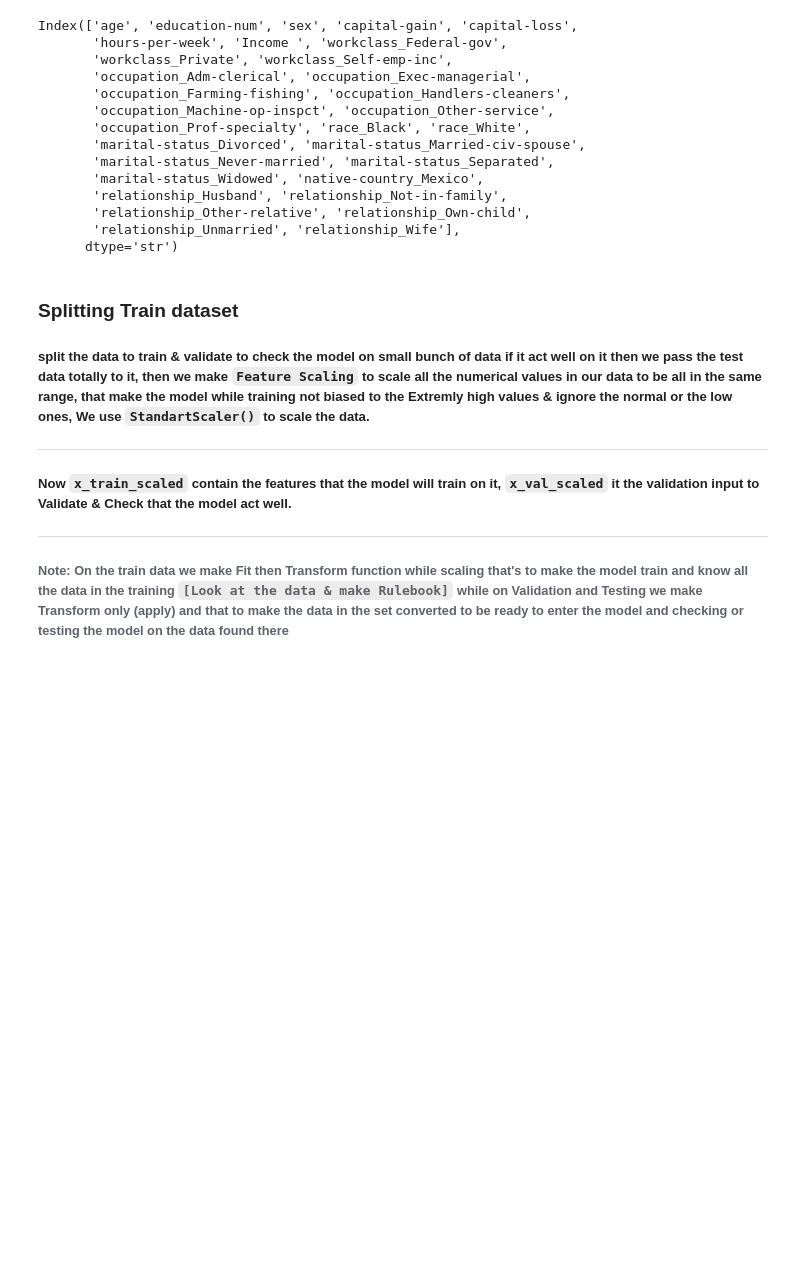
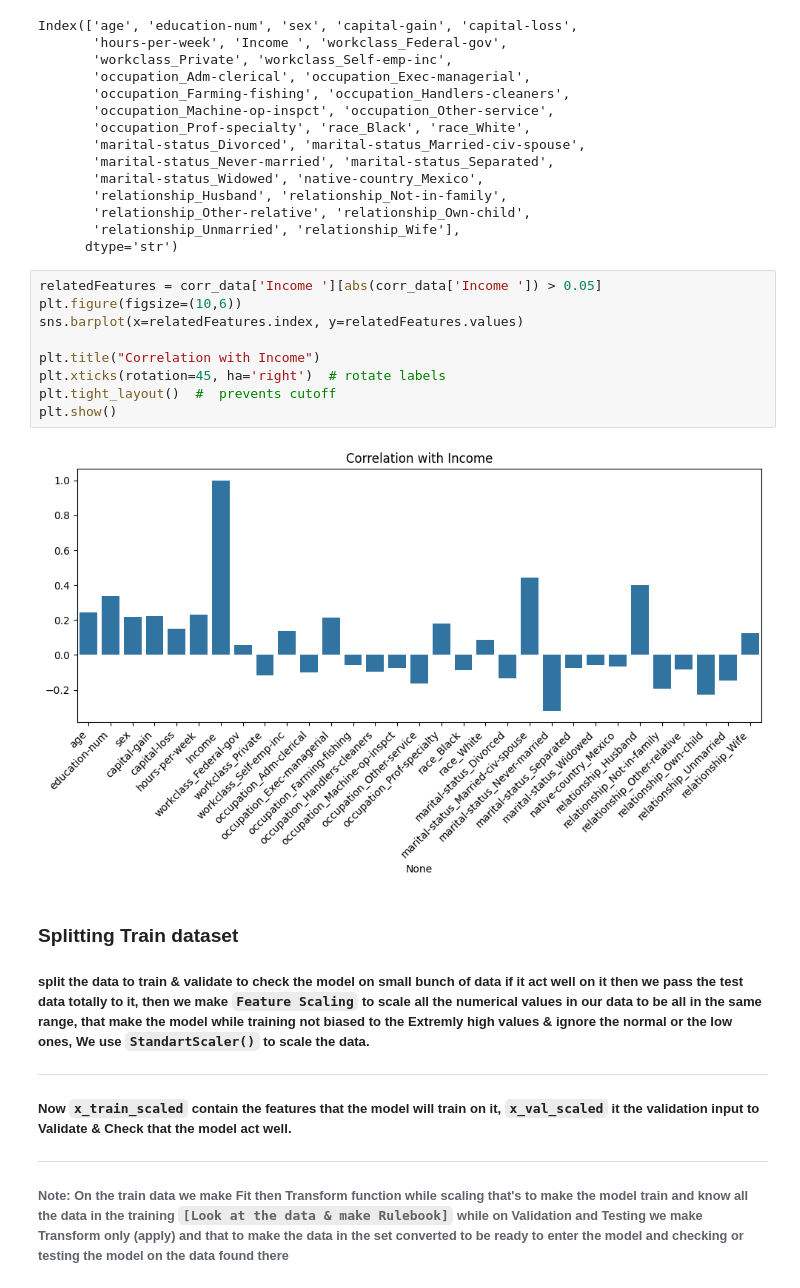
Before and after one commit to Yousef-Ahmed384/Income-Prediction, a Jupyter notebook: Notebook file (.ipynb)/main.ipynb, the cells around one changed output. Drawn from its saved outputs; the diff is of its cells as text; blank space fills up the shorter version.

Commit message:
added a figure to show the related features and its  degree of relation

```diff
--- a/Notebook file (.ipynb)/main.ipynb
+++ b/Notebook file (.ipynb)/main.ipynb
@@ -141,6 +141,17 @@ Index(['age', 'education-num', 'sex', 'capital-gain', 'capital-loss',
        'relationship_Other-relative', 'relationship_Own-child',
        'relationship_Unmarried', 'relationship_Wife'],
       dtype='str')
+# %%
+relatedFeatures = corr_data['Income '][abs(corr_data['Income ']) > 0.05]
+plt.figure(figsize=(10,6))
+sns.barplot(x=relatedFeatures.index, y=relatedFeatures.values)
+
+plt.title("Correlation with Income")
+plt.xticks(rotation=45, ha='right')  # rotate labels
+plt.tight_layout()  #  prevents cutoff
+plt.show()
+# %% [output]
+[figure, added]
 # %% [markdown]
 ### Splitting Train dataset
 ##### split the data to train & validate to check the model on small bunch of data if it act well on it then we pass the test data totally to it, then we make `Feature Scaling` to scale all the numerical values in our data to be all in the same range, that make the model while training not biased to the Extremly high values & ignore the normal or the low ones, We use `StandartScaler()` to scale the data.
```
Also changed, not shown: parts of 6 cells of this notebook.
